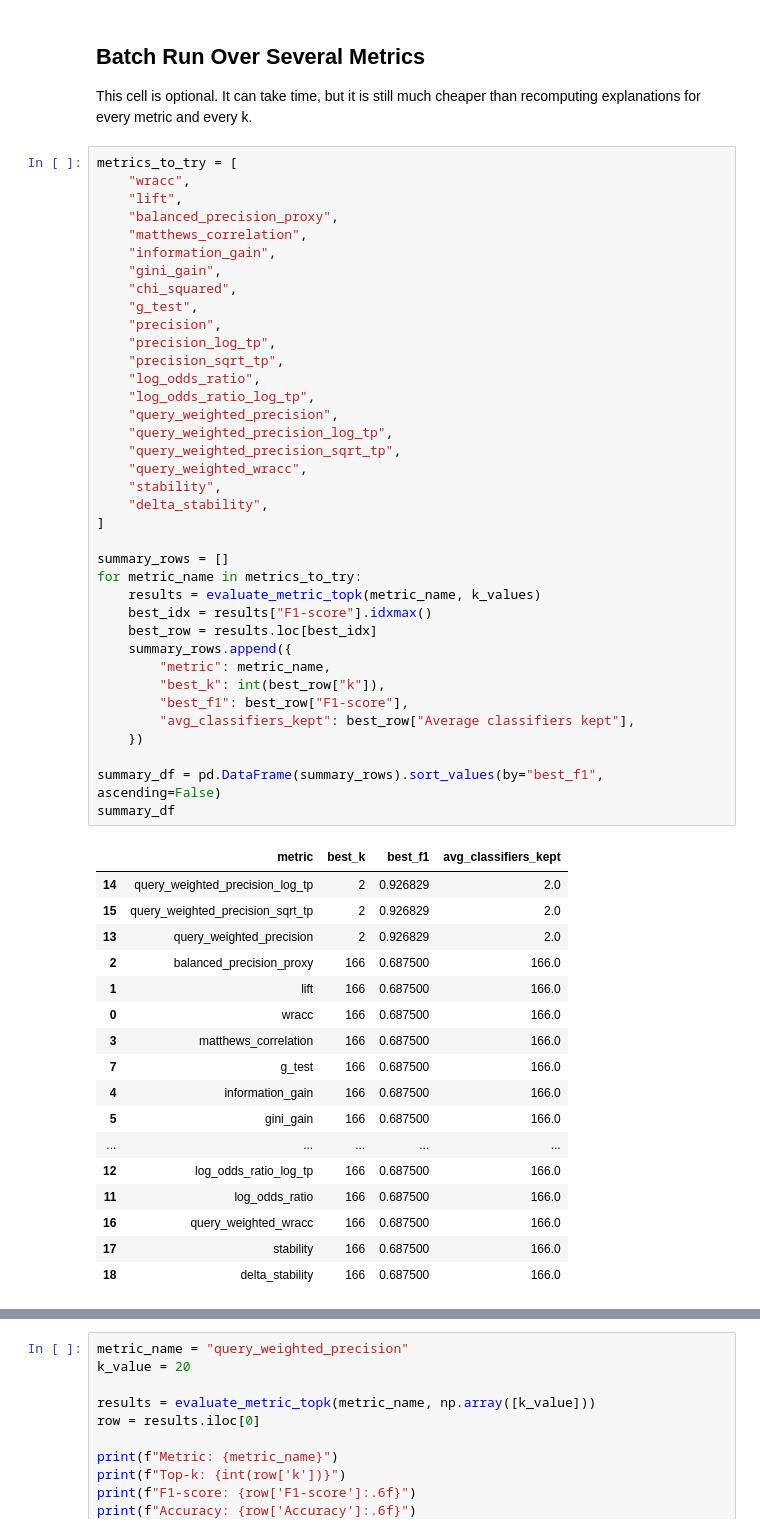
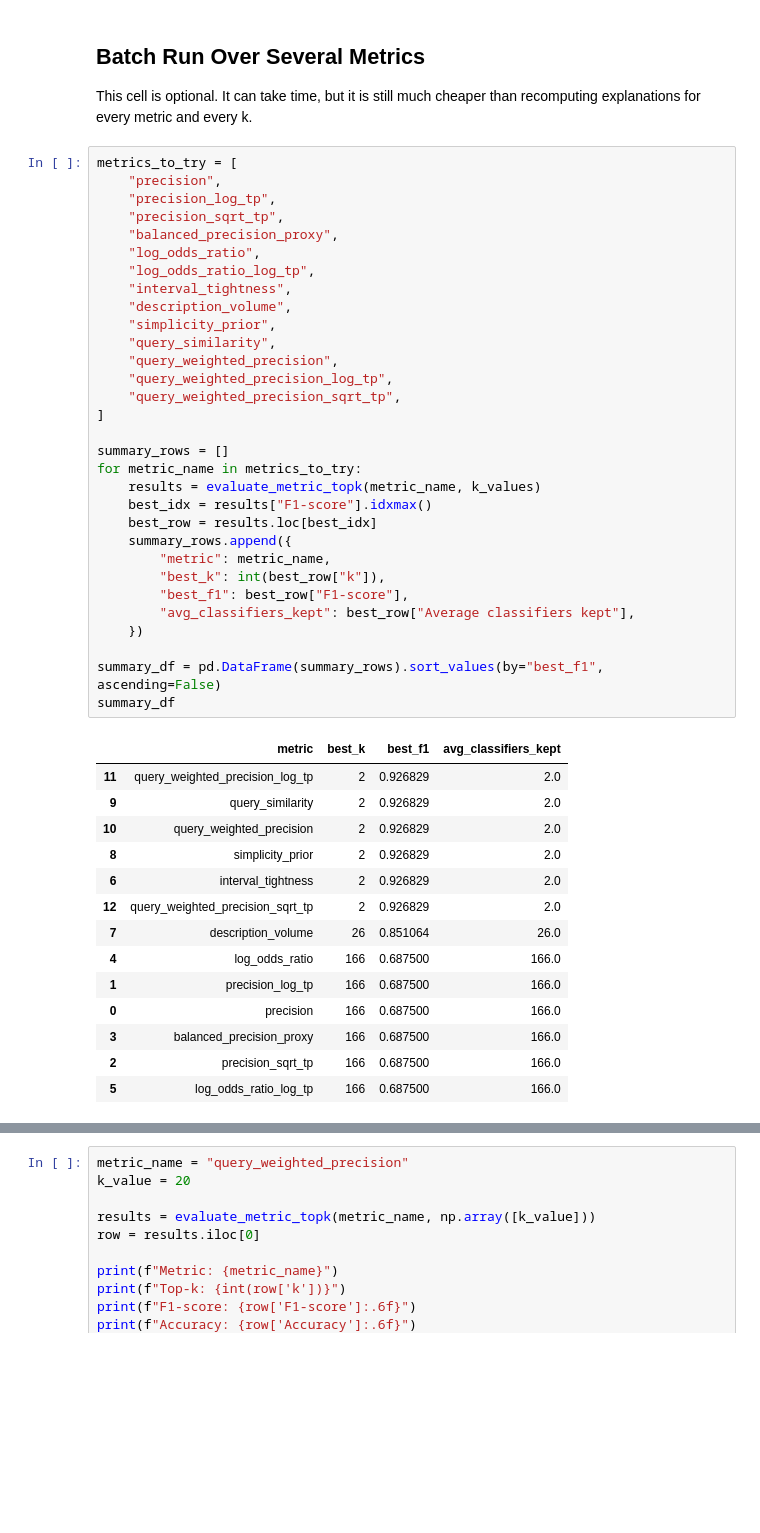
Before and after one commit to TTPO100AJIEX/OSDA-LazyFCA, a Jupyter notebook: experiments/sonar_topk_ranking_raw.ipynb, the cells around one changed output, grey strips where cells are left out. Drawn from its saved outputs; the diff is of its cells as text; blank space fills up the shorter version.

```diff
--- a/experiments/sonar_topk_ranking_raw.ipynb
+++ b/experiments/sonar_topk_ranking_raw.ipynb
@@ -412,58 +412,49 @@ Average classifiers kept: 166.00
 This cell is optional. It can take time, but it is still much cheaper than recomputing explanations for every metric and every k.
 # %%
 metrics_to_try = [
-    "wracc",
-    "lift",
-    "balanced_precision_proxy",
-    "matthews_correlation",
-    "information_gain",
-    "gini_gain",
-    "chi_squared",
-    "g_test",
     "precision",
     "precision_log_tp",
     "precision_sqrt_tp",
+    "balanced_precision_proxy",
     "log_odds_ratio",
     "log_odds_ratio_log_tp",
+    "interval_tightness",
+    "description_volume",
+    "simplicity_prior",
+    "query_similarity",
     "query_weighted_precision",
     "query_weighted_precision_log_tp",
     "query_weighted_precision_sqrt_tp",
-    "query_weighted_wracc",
-    "stability",
-    "delta_stability",
 ]
 
 summary_rows = []
 for metric_name in metrics_to_try:
     results = evaluate_metric_topk(metric_name, k_values)
     best_idx = results["F1-score"].idxmax()
     best_row = results.loc[best_idx]
     summary_rows.append({
         "metric": metric_name,
         "best_k": int(best_row["k"]),
         "best_f1": best_row["F1-score"],
         "avg_classifiers_kept": best_row["Average classifiers kept"],
     })
 
 summary_df = pd.DataFrame(summary_rows).sort_values(by="best_f1", ascending=False)
 summary_df
 # %% [output]
 |  | metric | best_k | best_f1 | avg_classifiers_kept |
-| 14 | query_weighted_precision_log_tp | 2 | 0.926829 | 2.0 |
-| 15 | query_weighted_precision_sqrt_tp | 2 | 0.926829 | 2.0 |
-| 13 | query_weighted_precision | 2 | 0.926829 | 2.0 |
-| 2 | balanced_precision_proxy | 166 | 0.687500 | 166.0 |
-| 1 | lift | 166 | 0.687500 | 166.0 |
-| 0 | wracc | 166 | 0.687500 | 166.0 |
-| 3 | matthews_correlation | 166 | 0.687500 | 166.0 |
-| 7 | g_test | 166 | 0.687500 | 166.0 |
-| 4 | information_gain | 166 | 0.687500 | 166.0 |
-| 5 | gini_gain | 166 | 0.687500 | 166.0 |
-| ... | ... | ... | ... | ... |
-| 12 | log_odds_ratio_log_tp | 166 | 0.687500 | 166.0 |
-| 11 | log_odds_ratio | 166 | 0.687500 | 166.0 |
-| 16 | query_weighted_wracc | 166 | 0.687500 | 166.0 |
-| 17 | stability | 166 | 0.687500 | 166.0 |
-| 18 | delta_stability | 166 | 0.687500 | 166.0 |
+| 11 | query_weighted_precision_log_tp | 2 | 0.926829 | 2.0 |
+| 9 | query_similarity | 2 | 0.926829 | 2.0 |
+| 10 | query_weighted_precision | 2 | 0.926829 | 2.0 |
+| 8 | simplicity_prior | 2 | 0.926829 | 2.0 |
+| 6 | interval_tightness | 2 | 0.926829 | 2.0 |
+| 12 | query_weighted_precision_sqrt_tp | 2 | 0.926829 | 2.0 |
+| 7 | description_volume | 26 | 0.851064 | 26.0 |
+| 4 | log_odds_ratio | 166 | 0.687500 | 166.0 |
+| 1 | precision_log_tp | 166 | 0.687500 | 166.0 |
+| 0 | precision | 166 | 0.687500 | 166.0 |
+| 3 | balanced_precision_proxy | 166 | 0.687500 | 166.0 |
+| 2 | precision_sqrt_tp | 166 | 0.687500 | 166.0 |
+| 5 | log_odds_ratio_log_tp | 166 | 0.687500 | 166.0 |
 # %%
 metrics_to_plot = [
```
Also changed, not shown: parts of 9 cells of this notebook, 40 other files.
